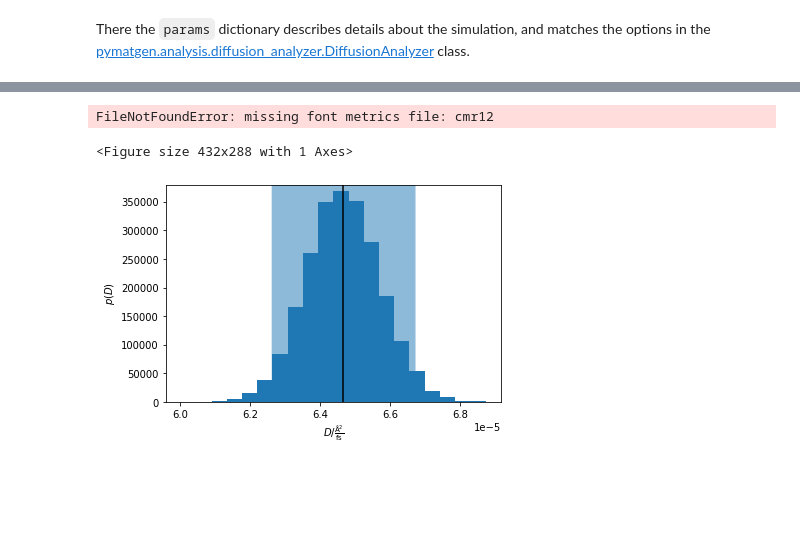
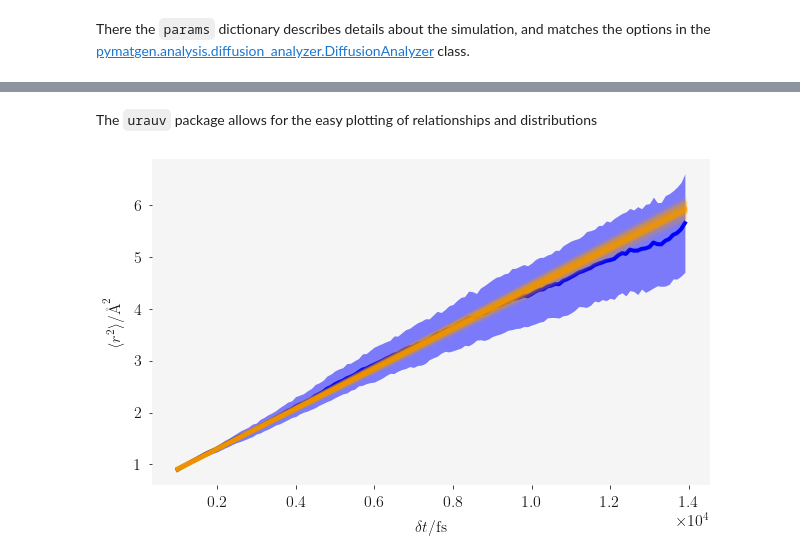
Before and after one commit to bjmorgan/kinisi, a Jupyter notebook: docs/source/vasp.ipynb, the cells around one changed output, grey strips where cells are left out. Saved outputs shown, nothing was run; the diff lists cells and outputs as text; code cells hidden in the pictures; blank space fills up the shorter version.

```diff
--- a/docs/source/vasp.ipynb
+++ b/docs/source/vasp.ipynb
@@ -42,0 +33,2 @@ array([0.89930556, 0.94623261, 0.9894586 , 1.02858456, 1.07165334,
+# %% [markdown]
+The ``urauv`` package allows for the easy plotting of relationships and distributions
@@ -43,16 +38,5 @@ array([0.89930556, 0.94623261, 0.9894586 , 1.02858456, 1.07165334,
 # %%
-plt.plot(diff.relationship.x_n, diff.relationship.y_n)
+ax = plot_relationship(diff.relationship)
 plt.show()
 # %% [output]
-FileNotFoundError: missing font metrics file: cmr12
-<Figure size 432x288 with 1 Axes>
+[figure, added]
-# %%
-plt.hist(diff.D.samples, density=True, bins=20)
-plt.axvline(diff.D.mean.n, c='k')
-plt.fill_betweenx(range(400000), *diff.D.con_int, alpha=0.5)
-plt.ylim(0, 380000)
-plt.xlabel('$D$/${:~L}$'.format(diff.D.unit))
-plt.ylabel('$p(D)$')
-plt.show()
-# %% [output]
-[figure, removed]
```
Also changed, not shown: parts of 6 cells of this notebook, 1 other file.
